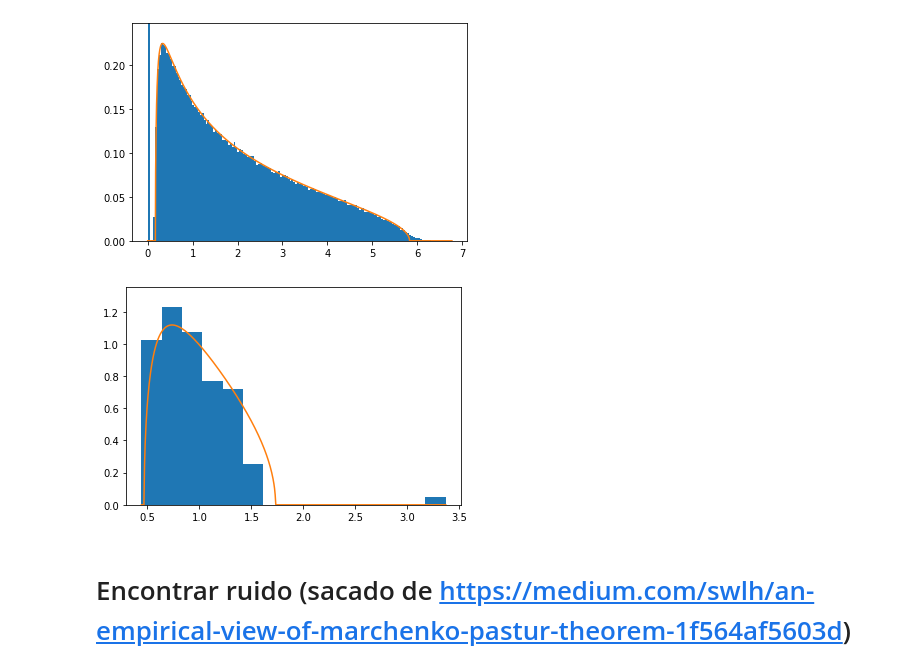
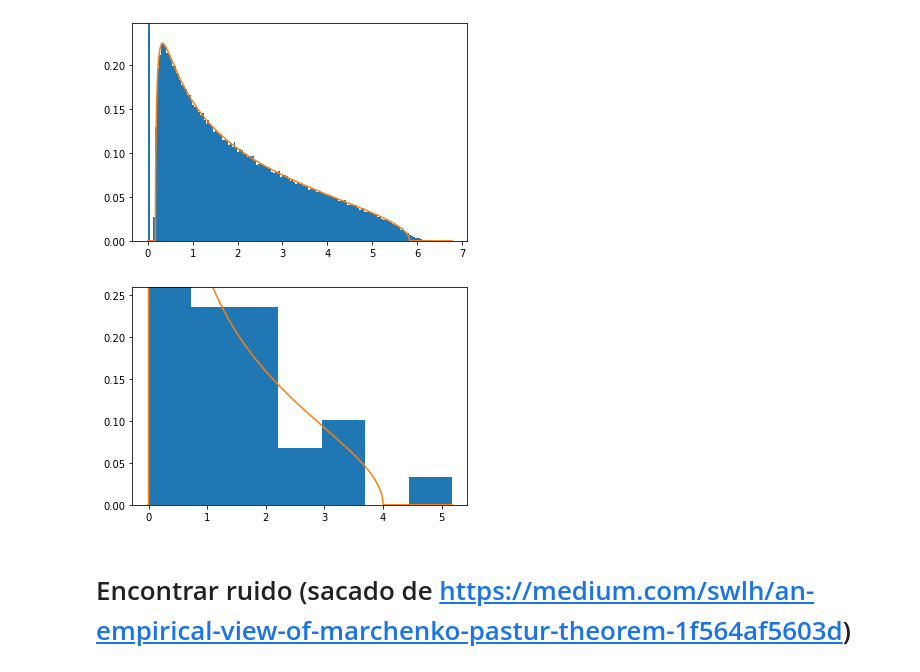
Before and after one commit to la-escamilla/codigos, a Jupyter notebook: Python3/Random_Matrices.ipynb, the cells around one changed output. Drawn from its saved outputs; the diff is of its cells as text; code cells hidden in the pictures.

```diff
--- a/Python3/Random_Matrices.ipynb
+++ b/Python3/Random_Matrices.ipynb
@@ -135,16 +135,16 @@ EE(randcv(100,50,5000), 10./5)
 # %%
 #prueba para separar ruido
 kk=[]
 for ii in range(1):
-    s = np.random.randn(100,1000)
+    s = np.random.randn(40,40)
     s = np.matmul(s,s.T)/s.shape[1]
-    s = 0.9*s+0.1*(np.matmul(np.random.rand(100,1000),np.random.rand(100,1000).T))/1000
+    s = 0.99*s+0.01*(np.matmul(np.random.rand(40,40),np.random.rand(40,40).T))
     kk.append(s)
 
-EE(kk, 1./10.)
+EE(kk, 1./1.)
 #EE(randcv(5,30,5000), 5.0/30.)
 # %% [output]
-[figure, old version]
+[figure, new version]
 # %% [markdown]
 # Encontrar ruido (sacado de https://medium.com/swlh/an-empirical-view-of-marchenko-pastur-theorem-1f564af5603d)
 # %%
```
Also changed, not shown: parts of 13 cells of this notebook, 2 other files.
